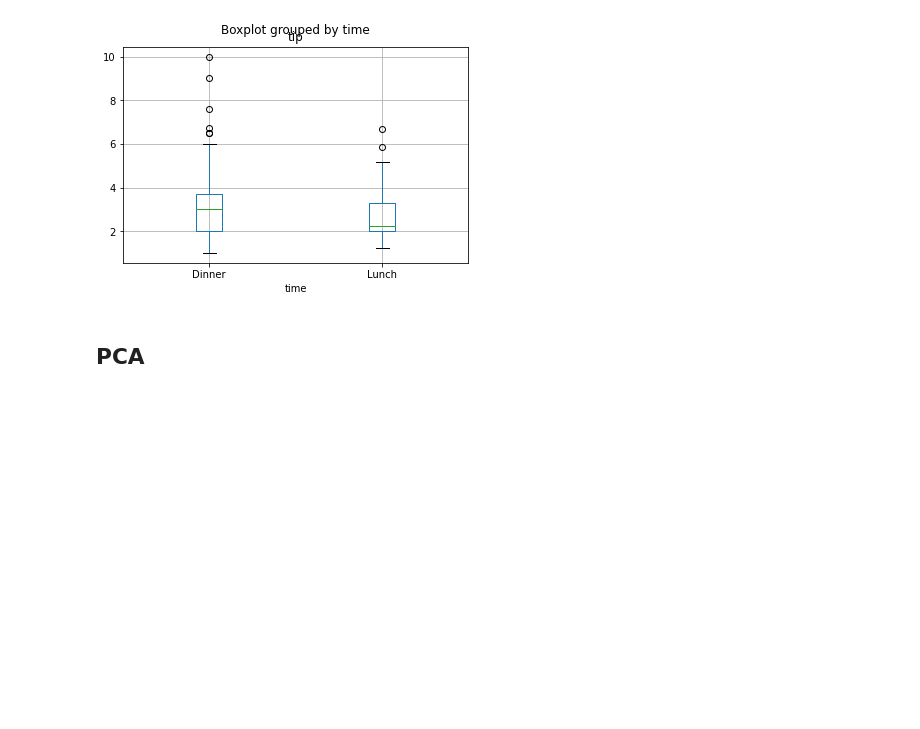
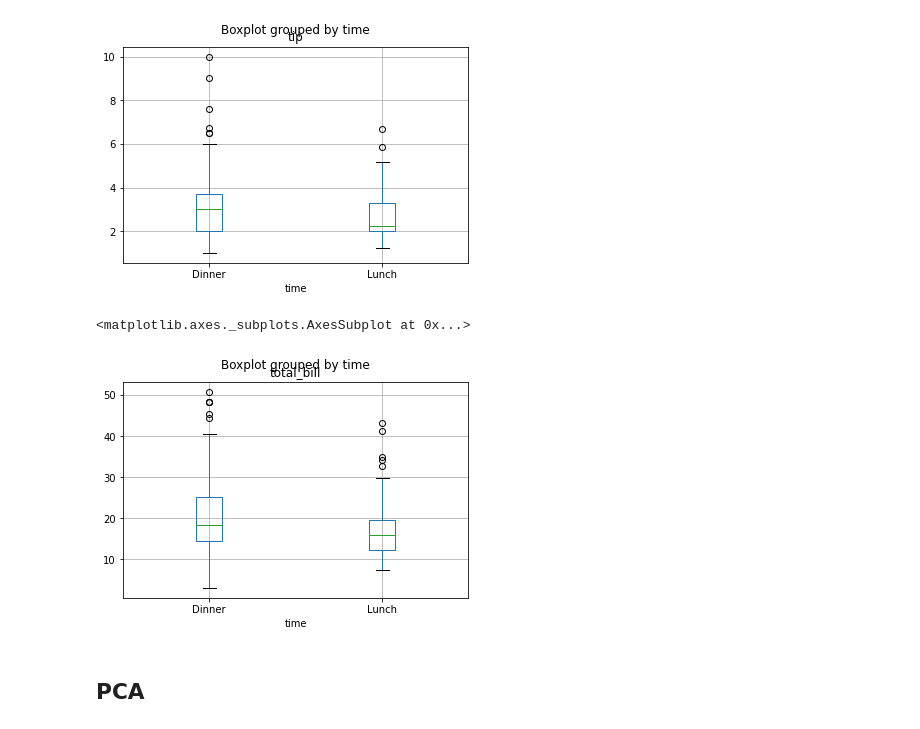
Before and after one commit to YOUNGitacina/Data-mining-course, a Jupyter notebook: DataUnd/Du_class.ipynb, the cells around one changed output. Drawn from its saved outputs; the diff is of its cells as text; code cells hidden in the pictures; blank space fills up the shorter version.

```diff
--- a/DataUnd/Du_class.ipynb
+++ b/DataUnd/Du_class.ipynb
@@ -314,5 +314,10 @@ join_df.boxplot(column='tip', by='time')
 # %% [output]
 <matplotlib.axes._subplots.AxesSubplot at 0x...>
 [figure]
+# %%
+join_df.boxplot(column='total_bill', by='time')
+# %% [output]
+<matplotlib.axes._subplots.AxesSubplot at 0x...>
+[figure, added]
 # %% [markdown]
 ## PCA
```
Also changed, not shown: parts of 7 cells of this notebook.
